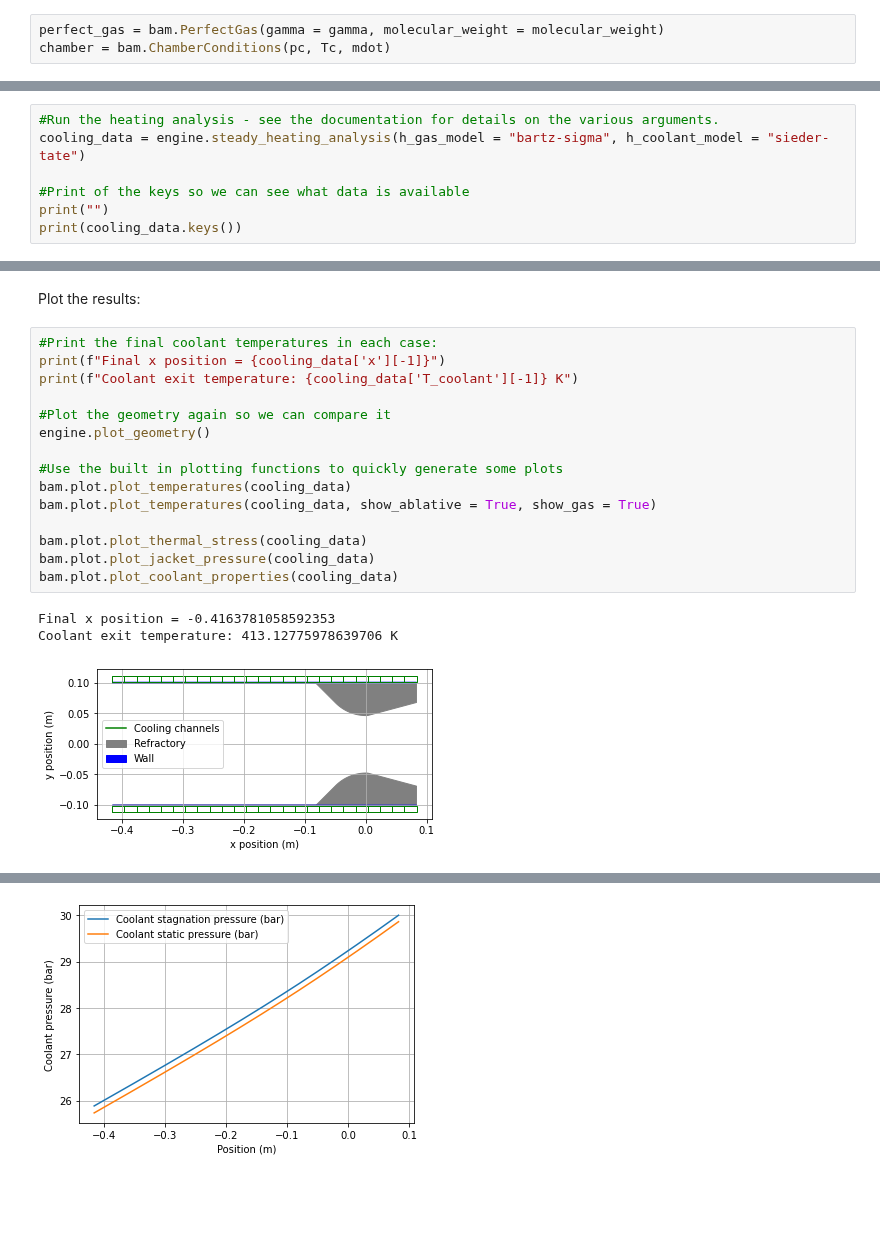
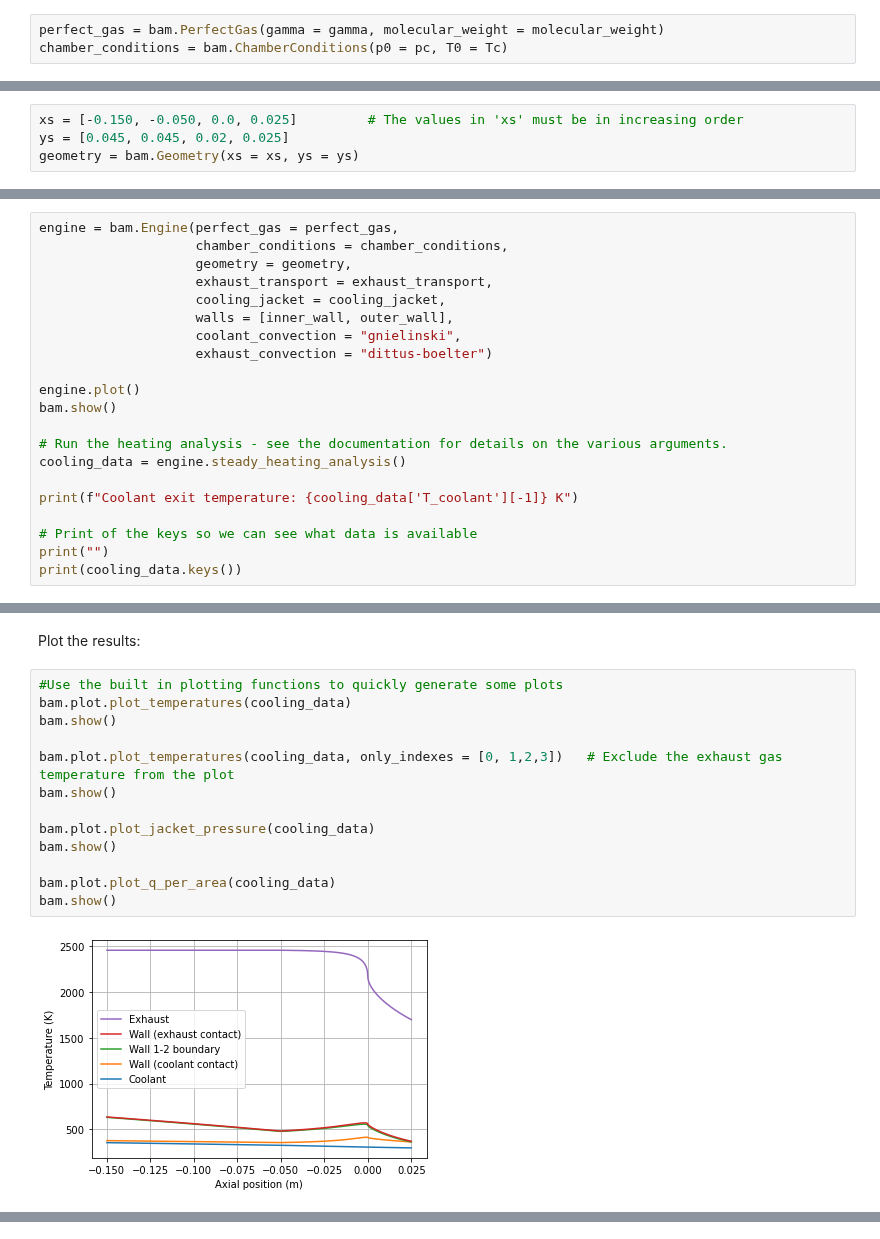
Before and after one commit to cuspaceflight/bamboo, a Jupyter notebook: Introduction to Bamboo.ipynb, the cells around one changed output, grey strips where cells are left out. Cells and saved outputs as stored; diff of their text form; blank space fills up the shorter version.

Commit message:
Updated Introduction to Bamboo.ipynb
Also added the option to have cooling jackets over a fixed length of the engine. This is reflected in Engine.plot()

```diff
--- a/Introduction to Bamboo.ipynb
+++ b/Introduction to Bamboo.ipynb
@@ -45,3 +43,3 @@ To define our ChamberConditions, we need the mass flow rate 'mdot', the chamber
 # %%
 perfect_gas = bam.PerfectGas(gamma = gamma, molecular_weight = molecular_weight)
-chamber = bam.ChamberConditions(pc, Tc, mdot)
+chamber_conditions = bam.ChamberConditions(p0 = pc, T0 = Tc)
@@ -94,0 +52,4 @@ We can now get some properties of the Engine:
+# %%
+xs = [-0.150, -0.050, 0.0, 0.025]         # The values in 'xs' must be in increasing order
+ys = [0.045, 0.045, 0.02, 0.025]
+geometry = bam.Geometry(xs = xs, ys = ys)
@@ -302,8 +198,22 @@ We can now run a steady state heating simulation with relative ease. This uses t
 # %%
-#Run the heating analysis - see the documentation for details on the various arguments.
-cooling_data = engine.steady_heating_analysis(h_gas_model = "bartz-sigma", h_coolant_model = "sieder-tate")
+engine = bam.Engine(perfect_gas = perfect_gas,
+                    chamber_conditions = chamber_conditions,
+                    geometry = geometry,
+                    exhaust_transport = exhaust_transport,
+                    cooling_jacket = cooling_jacket,
+                    walls = [inner_wall, outer_wall],
+                    coolant_convection = "gnielinski",
+                    exhaust_convection = "dittus-boelter")
 
-#Print of the keys so we can see what data is available
+engine.plot()
+bam.show()
+
+# Run the heating analysis - see the documentation for details on the various arguments.
+cooling_data = engine.steady_heating_analysis()
+
+print(f"Coolant exit temperature: {cooling_data['T_coolant'][-1]} K")
+
+# Print of the keys so we can see what data is available
 print("")
 print(cooling_data.keys())
 # %% [output]
@@ -314,21 +224,17 @@ dict_keys(['x', 'q_dot', 'T_ablative_inner', 'T_wall_inner', 'T_wall_outer', 'T_
 # %% [markdown]
 Plot the results:
 # %%
-#Print the final coolant temperatures in each case:
-print(f"Final x position = {cooling_data['x'][-1]}")
-print(f"Coolant exit temperature: {cooling_data['T_coolant'][-1]} K")
-
-#Plot the geometry again so we can compare it
-engine.plot_geometry()
-
 #Use the built in plotting functions to quickly generate some plots
 bam.plot.plot_temperatures(cooling_data)
-bam.plot.plot_temperatures(cooling_data, show_ablative = True, show_gas = True)
+bam.show()
 
-bam.plot.plot_thermal_stress(cooling_data)
+bam.plot.plot_temperatures(cooling_data, only_indexes = [0, 1,2,3])   # Exclude the exhaust gas temperature from the plot
+bam.show()
+
 bam.plot.plot_jacket_pressure(cooling_data)
-bam.plot.plot_coolant_properties(cooling_data)
+bam.show()
+
+bam.plot.plot_q_per_area(cooling_data)
+bam.show()
 # %% [output]
-Final x position = -0.4163781058592353
-Coolant exit temperature: 413.12775978639706 K
-[figure, old version]
+[figure, new version]
@@ -338 +243,0 @@ Coolant exit temperature: 413.12775978639706 K
-[figure, removed]
```
Also changed, not shown: parts of 28 cells of this notebook, 8 other files.
